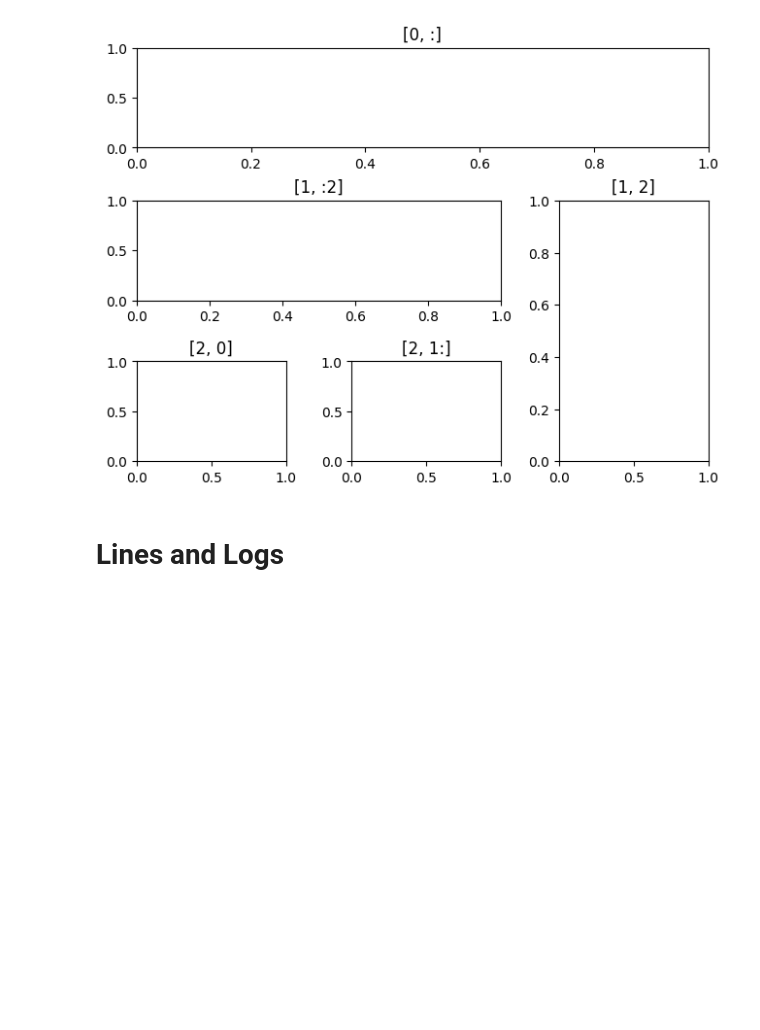
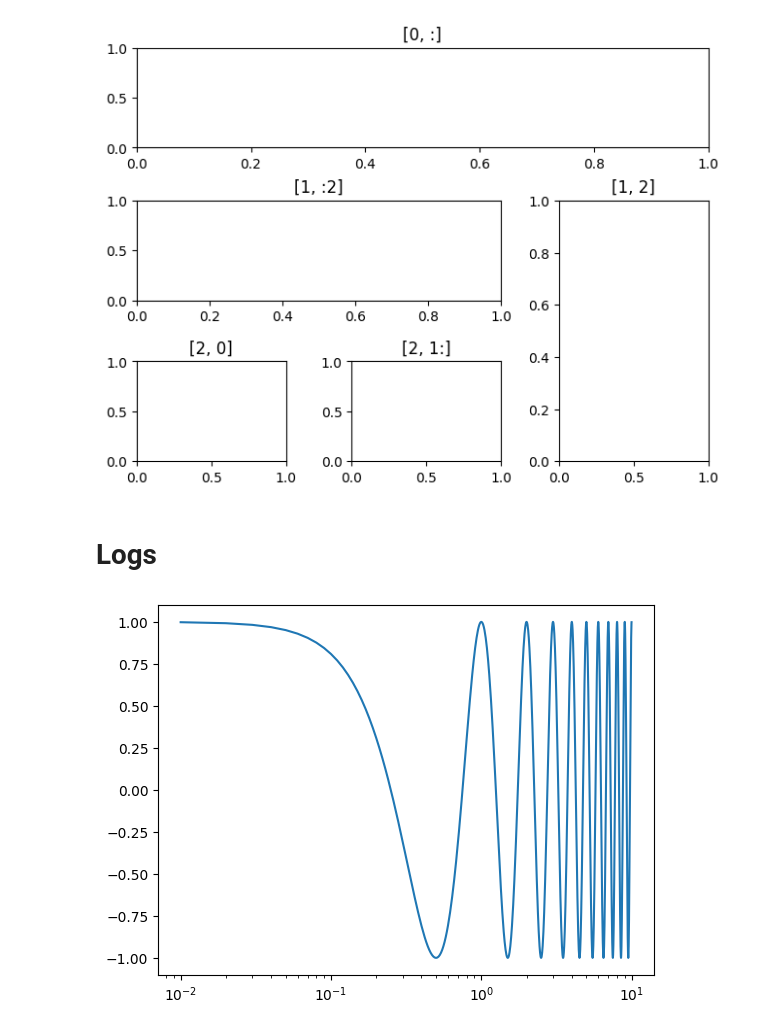
Before and after one commit to datasafariwithcj/Matplotlib, a Jupyter notebook: NumPy_and_Matplotlib.ipynb, the cells around one changed output. Drawn from its saved outputs; the diff is of its cells as text; code cells hidden in the pictures; blank space fills up the shorter version.

```diff
--- a/NumPy_and_Matplotlib.ipynb
+++ b/NumPy_and_Matplotlib.ipynb
@@ -589,4 +589,10 @@ plt.show()
 # %% [output]
 [figure]
 # %% [markdown]
-# Lines and Logs
+# Logs
+# %%
+data = np.arange(0.01, 10, 0.01)
+plt.semilogx(data, np.cos(2* np.pi* data))
+plt.show()
+# %% [output]
+[figure, added]
```
Also changed, not shown: parts of 7 cells of this notebook.
